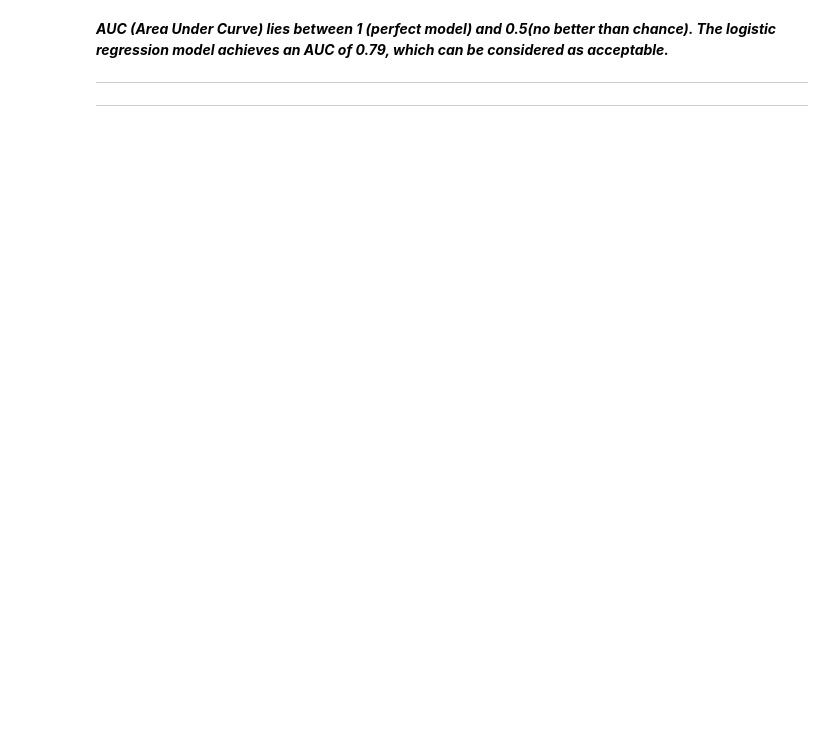
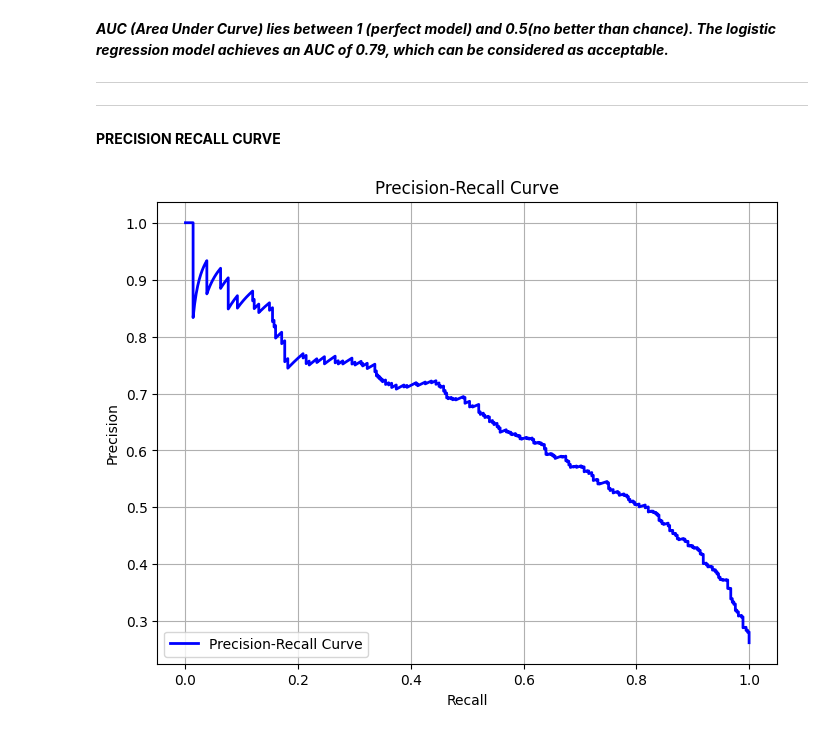
Before and after one commit to noelmt7/LAB-5, a Jupyter notebook: 2348538_LAB5.ipynb, the cells around one changed output. Drawn from its saved outputs; the diff is of its cells as text; code cells hidden in the pictures; blank space fills up the shorter version.

```diff
--- a/2348538_LAB5.ipynb
+++ b/2348538_LAB5.ipynb
@@ -256,3 +264,25 @@ plt.show()
 
 
 ---
+# %% [markdown]
+**PRECISION RECALL CURVE**
+# %%
+from sklearn.metrics import precision_recall_curve
+
+# Assuming you have true labels (y_test) and predicted probabilities (y_probs) for the positive class
+y_probs = clf.predict_proba(X_test_scaled)[:, 1]
+
+# Calculate precision-recall curve
+precision, recall, thresholds = precision_recall_curve(y_test, y_probs)
+
+# Plot precision-recall curve
+plt.figure(figsize=(8, 6))
+plt.plot(recall, precision, color='blue', lw=2, label='Precision-Recall Curve')
+plt.xlabel('Recall')
+plt.ylabel('Precision')
+plt.title('Precision-Recall Curve')
+plt.legend(loc='lower left')
+plt.grid()
+plt.show()
+# %% [output]
+[figure, added]
```
Also changed, not shown: parts of 13 cells of this notebook.
